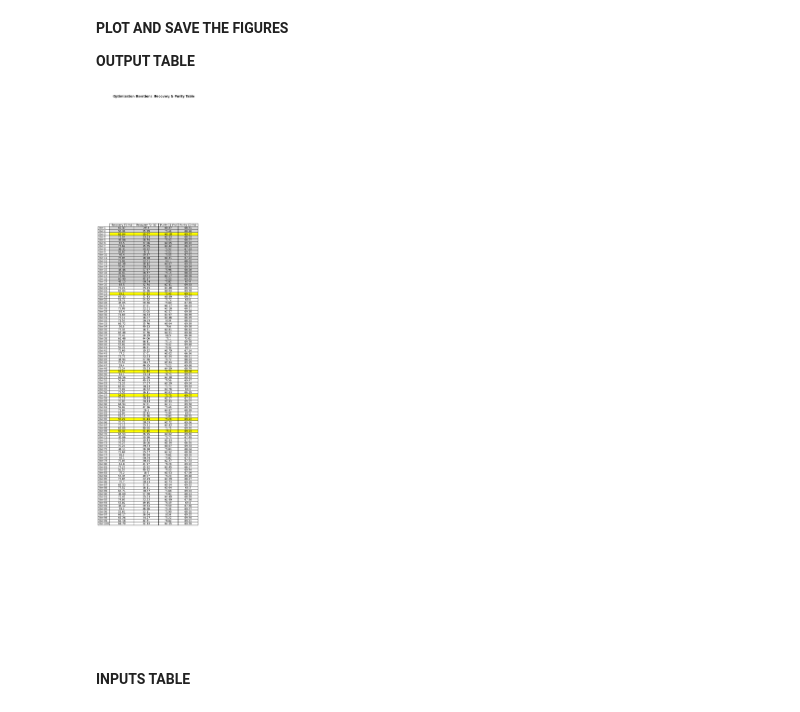
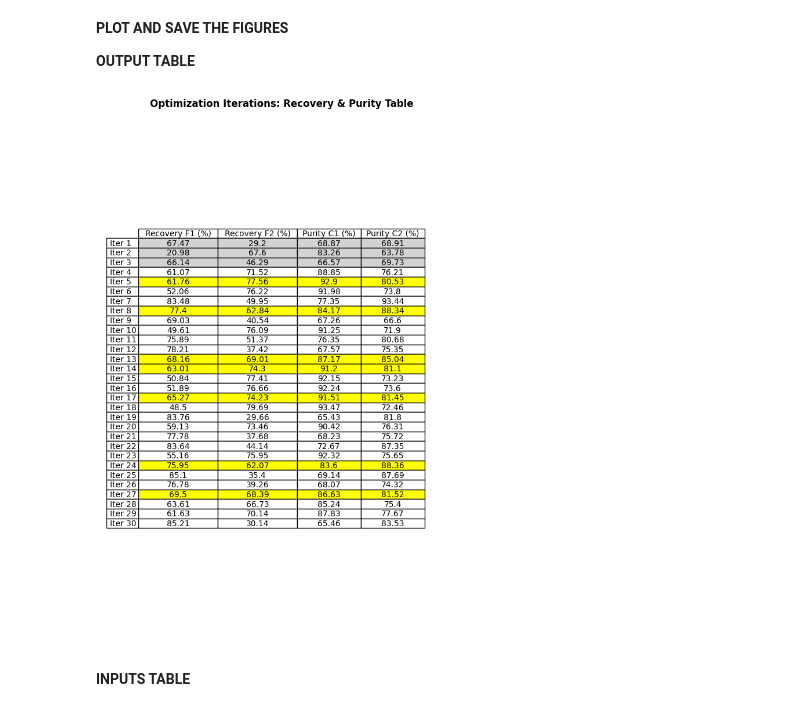
Before and after one commit to Nawa-Punabantu/Opt_Algos, a Jupyter notebook: Fixedfeed_Opt_with_triangle.ipynb, the cells around one changed output. Drawn from its saved outputs; the diff is of its cells as text; code cells hidden in the pictures.

```diff
--- a/Fixedfeed_Opt_with_triangle.ipynb
+++ b/Fixedfeed_Opt_with_triangle.ipynb
@@ -1503,7 +1503,7 @@ Q_fixed_feed = Q_fixed_feed/3.6 # L/h --> cm^3/s
 # - - - - -
 
 # - - - - -
-Q_max = 25 # L/h
+Q_max = 50 # L/h
 Q_min = 4.5 # L/h
 
 Q_max = Q_max/3.6 # L/h --> cm^3/s
@@ -1516,7 +1516,7 @@ m1_fixed = 0.8
 m4_fixed = 0.2
 # - - - - -
 sampling_budget = 3
-optimization_budget = 97
+optimization_budget = 27
 constraint_threshold = [0.995, 0.995]
 # - - - - -
 
@@ -2446,7 +2604,7 @@ columns = ['Recovery F1 (%)', 'Recovery F2 (%)', 'Purity C1 (%)', 'Purity C2 (%)
 rows = [f'Iter {i+1}' for i in range(len(c1_vals))]
 
 # Identify "star" entries (where f1_vals, f2_vals > 70 and c1_vals, c2_vals > 90)
-star_indices = np.where((f1_vals*100 > 50) & (f2_vals*100 > 50) & (c1_vals*100 > 69) & (c2_vals*100 > 69))[0]
+star_indices = np.where((f1_vals*100 > 50) & (f2_vals*100 > 50) & (c1_vals*100 > 80) & (c2_vals*100 > 80))[0]
 
 # Create figure
 fig, ax = plt.subplots(figsize=(8, len(c1_vals) * 0.4))
@@ -2455,35 +2613,35 @@ ax.axis('tight')
 ax.axis('off')
 
 # Create the table
 table = ax.table(cellText=data.round(2),
                  colLabels=columns,
                  rowLabels=rows,
                  cellLoc='center',
                  loc='center')
 
 # Adjust font size
 table.auto_set_font_size(False)
 table.set_fontsize(10)
 table.auto_set_column_width(col=list(range(len(columns))))
 
 # Apply colors
 for i in range(len(c1_vals)):
     for j in range(len(columns)):
         cell = table[(i+1, j)]  # (row, column) -> +1 because row labels shift index
-        if i < 20:
+        if i < sampling_budget:
             cell.set_facecolor('lightgray')  # Grey out first 20 rows
         if i in star_indices:
             cell.set_facecolor('yellow')  # Highlight star entries in yellow
 
 
 #------------------------------------------------------------------------------------------------------------------------------
 # Save the figure as an image
 image_filename = "output_optimization_table.png"
 fig.savefig(image_filename, dpi=300, bbox_inches='tight')
 plt.show()
 #------------------------------------------------------------------------------------------------------------------------------
 # %% [output]
-[figure, old version]
+[figure, new version]
 # %% [markdown]
 **INPUTS TABLE**
 # %%
```
Also changed, not shown: parts of 7 cells of this notebook.
